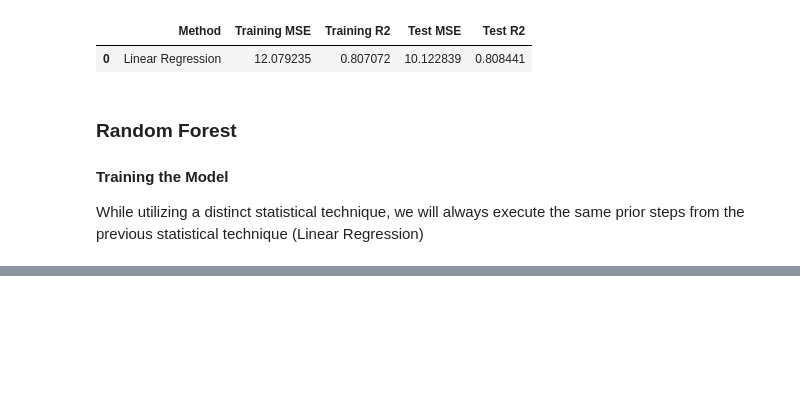
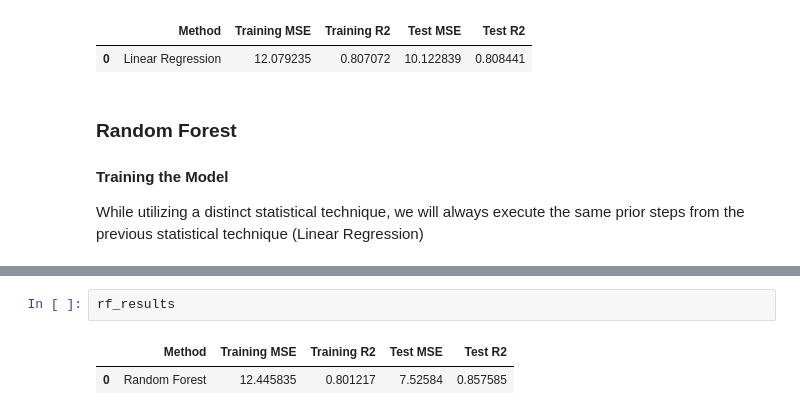
Before and after one commit to Vimtoooo/Machine-Learning-Model-to-predict-MPG-Values, a Jupyter notebook: ML_Project.ipynb, the cells around one changed output, grey strips where cells are left out. Saved outputs shown, nothing was run; the diff lists cells and outputs as text; blank space fills up the shorter version.

```diff
--- a/ML_Project.ipynb
+++ b/ML_Project.ipynb
@@ -231,0 +297,5 @@ rf.fit(x_train, y_train)
+# %%
+rf_results
+# %% [output]
+|  | Method | Training MSE | Training R2 | Test MSE | Test R2 |
+| 0 | Random Forest | 12.445835 | 0.801217 | 7.52584 | 0.857585 |
```
Also changed, not shown: parts of 13 cells of this notebook, 1 other file.
